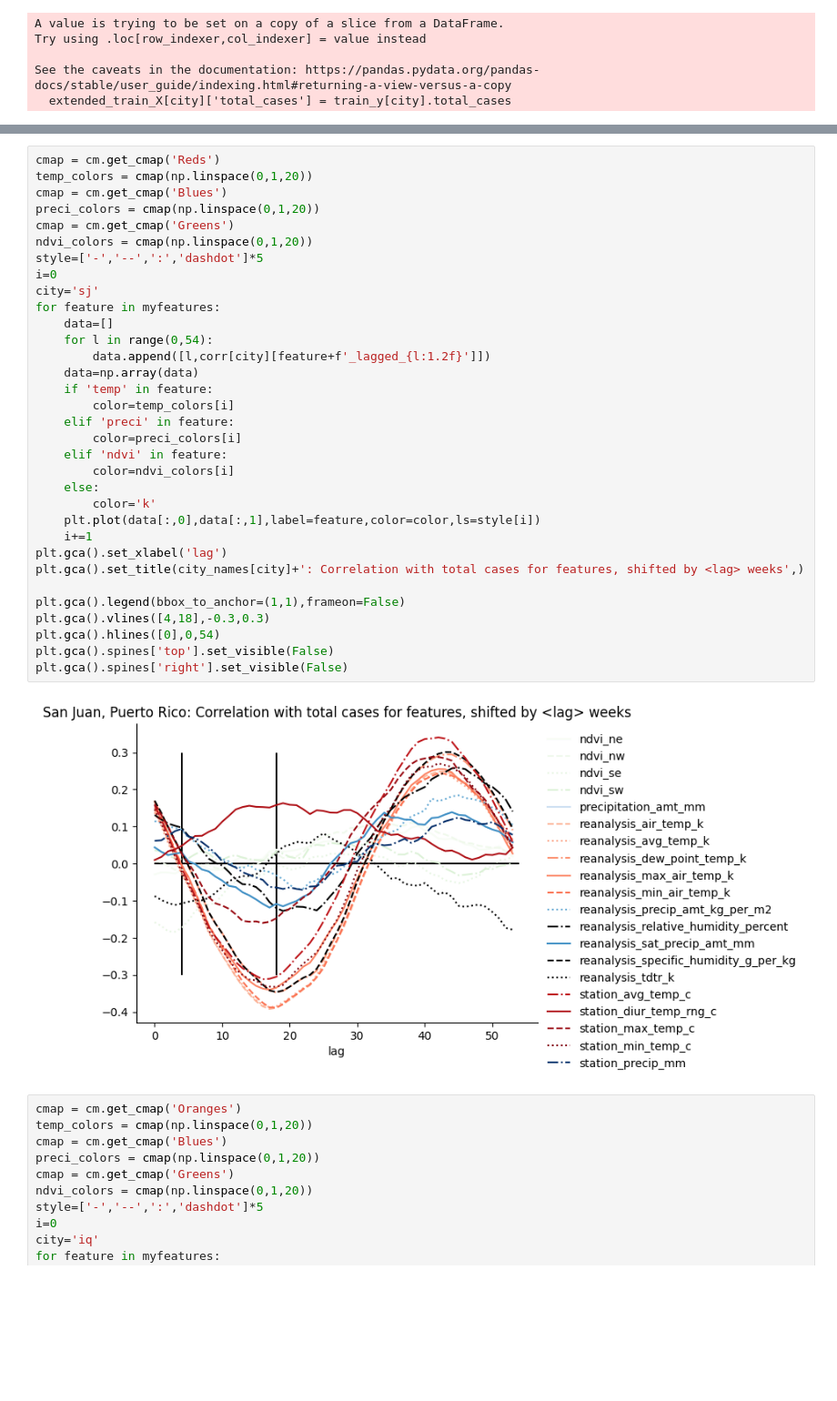
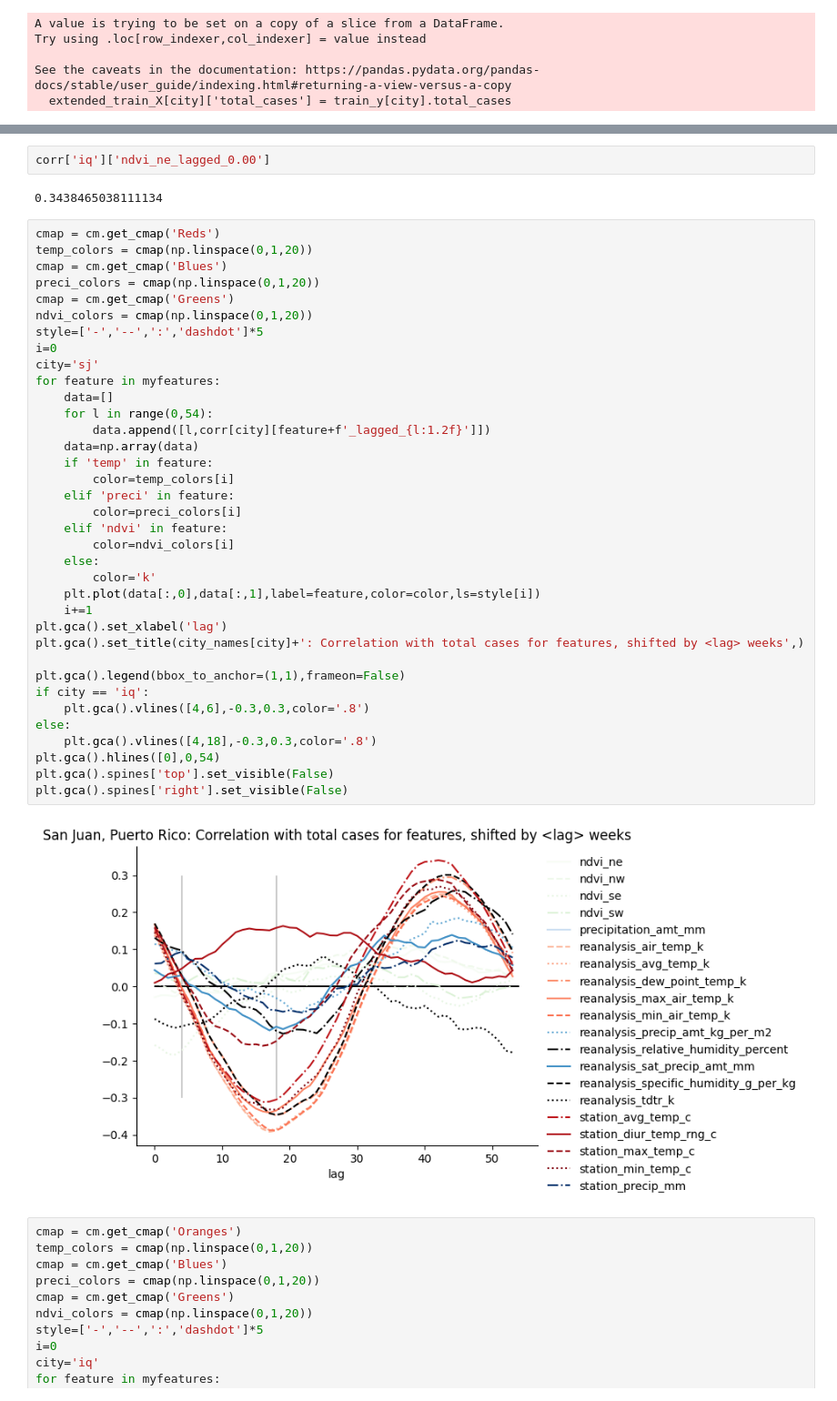
Before and after one commit to WinnieCP/dsr_dengue_minicompetition, a Jupyter notebook: notebooks/05_wp_test_shifting_and_rolling_transformers.ipynb, the cells around one changed output, grey strips where cells are left out. Shown at 91% size. Cells and saved outputs as stored; diff of their text form; blank space fills up the shorter version.

```diff
--- a/notebooks/05_wp_test_shifting_and_rolling_transformers.ipynb
+++ b/notebooks/05_wp_test_shifting_and_rolling_transformers.ipynb
@@ -140,38 +136,45 @@ corr['iq']['ndvi_ne_lagged_0.00']
+# %%
+corr['iq']['ndvi_ne_lagged_0.00']
+# %% [output]
+0.3438465038111134
 # %%
 cmap = cm.get_cmap('Reds')
 temp_colors = cmap(np.linspace(0,1,20))
 cmap = cm.get_cmap('Blues')
 preci_colors = cmap(np.linspace(0,1,20))
 cmap = cm.get_cmap('Greens')
 ndvi_colors = cmap(np.linspace(0,1,20))
 style=['-','--',':','dashdot']*5
 i=0
 city='sj'
 for feature in myfeatures:
     data=[]
     for l in range(0,54):
         data.append([l,corr[city][feature+f'_lagged_{l:1.2f}']])
     data=np.array(data)
     if 'temp' in feature:
         color=temp_colors[i]
     elif 'preci' in feature:
         color=preci_colors[i]
     elif 'ndvi' in feature:
         color=ndvi_colors[i]
     else:
         color='k'
     plt.plot(data[:,0],data[:,1],label=feature,color=color,ls=style[i])
     i+=1
 plt.gca().set_xlabel('lag')
 plt.gca().set_title(city_names[city]+': Correlation with total cases for features, shifted by <lag> weeks',)
 
 plt.gca().legend(bbox_to_anchor=(1,1),frameon=False)
-plt.gca().vlines([4,18],-0.3,0.3)
+if city == 'iq':
+    plt.gca().vlines([4,6],-0.3,0.3,color='.8')
+else:
+    plt.gca().vlines([4,18],-0.3,0.3,color='.8')
 plt.gca().hlines([0],0,54)
 plt.gca().spines['top'].set_visible(False)
 plt.gca().spines['right'].set_visible(False)
 # %% [output]
-[figure, old version]
+[figure, new version]
 # %%
 cmap = cm.get_cmap('Oranges')
 temp_colors = cmap(np.linspace(0,1,20))
```
Also changed, not shown: parts of 5 cells of this notebook, 1 other file.
